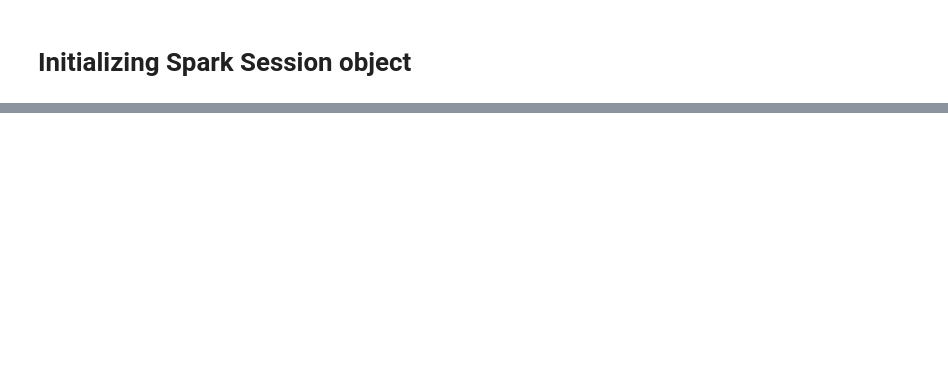
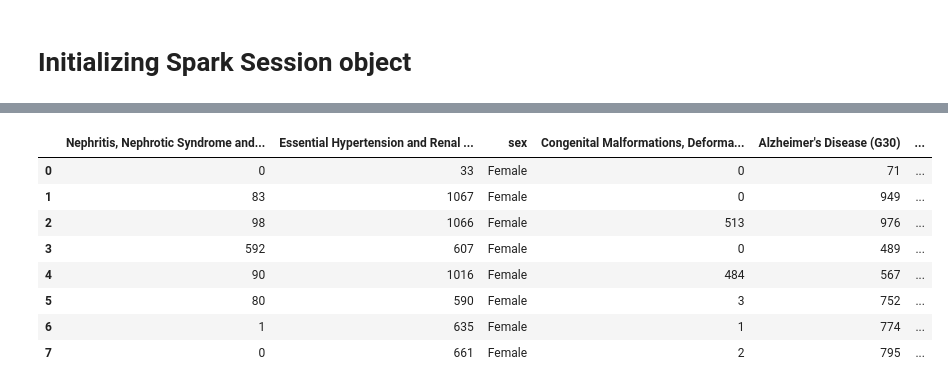
Before and after one commit to kaumil/event_data_analysis_spark_elasticsearch, a Jupyter notebook: spark_conf/spark_notebook.ipynb, the cells around one changed output, grey strips where cells are left out. Saved outputs shown, nothing was run; the diff lists cells and outputs as text; code cells hidden in the pictures; blank space fills up the shorter version.

Commit message:
Transformed pandas code to spark code

```diff
--- a/spark_conf/spark_notebook.ipynb
+++ b/spark_conf/spark_notebook.ipynb
@@ -50,10 +49,10 @@ conf_options = {
     "spark.es.port": "9200"
 }
 # %%
-config = Config(elasticsearch_host="elasticsearch:9200",
+config = Config(elasticsearch_host="elasticsearch",
+            elasticsearch_port="9200",
             elasticsearch_auth_user="elastic",
             elasticsearch_auth_pass="elastic@1234",
             hdfs_datanode_host="hdfs://hadoop-filebeat:8020",
             hdfs_user="nifi")
-spark = config._initialize_spark_session("SparkApplication",config=conf_options)
-es = config._initialize_elasticsearch_client()
+spark = config._initialize_spark_session("SparkApplication")
@@ -398,0 +128,3 @@ for index,index_name,reset_index_condition in zip(indices,index_names,reset_indi
+# %%
+filtered_df = merged_file.dropDuplicates()
+f"Shape of the PySpark dataframe after: {shape(filtered_df)}"
@@ -398,0 +271,10 @@ for index,index_name,reset_index_condition in zip(indices,index_names,reset_indi
+# %%
+#Fetching the leading cause with the highest deaths year on year for both sexes
+
+w = Window.partitionBy(["year","sex"])
+processed_df.withColumn("maxdeaths", \
+                        F.max("deaths").over(w)) \
+                        .where(F.col('deaths')==F.col('maxdeaths')) \
+                        .drop('maxdeaths') \
+                        .sort(F.col("year").asc()) \
+                        .show()
@@ -398,0 +458,22 @@ for index,index_name,reset_index_condition in zip(indices,index_names,reset_indi
+# %%
+leading_cause_female_pivot = processed_df \
+                             .groupBy("year","sex") \
+                             .pivot("leading_cause") \
+                             .sum("deaths") \
+                             .orderBy("year") \
+                             .where(F.col("sex")=="Female") \
+                             .na.fill(0)
+
+leading_cause_male_pivot = processed_df \
+                             .groupBy("year","sex") \
+                             .pivot("leading_cause") \
+                             .sum("deaths") \
+                             .orderBy("year") \
+                             .where(F.col("sex")=="Male") \
+                             .na.fill(0)
+
+leading_cause_female_pivot = format_data_cols(leading_cause_female_pivot)
+leading_cause_male_pivot = format_data_cols(leading_cause_male_pivot)
+
+leading_cause_female_pivot_pct_change = spark_calc_pct_change(leading_cause_female_pivot,"year")
+leading_cause_male_pivot_pct_change = spark_calc_pct_change(leading_cause_male_pivot,"year")
@@ -398,0 +493,14 @@ for index,index_name,reset_index_condition in zip(indices,index_names,reset_indi
+# %%
+max_cols = list(set(row.MAX.replace("_pct_change","") for row in find_max_cols(leading_cause_female_pivot_pct_change).collect()))
+leading_cause_female_pivot_pct_change_data = leading_cause_female_pivot_pct_change.select(list(max_cols))
+leading_cause_female_pivot_pct_change_data.toPandas()
+# %% [output]
+|  | Nephritis, Nephrotic Syndrome and... | Essential Hypertension and Renal ... | sex | Congenital Malformations, Deforma... | Alzheimer's Disease (G30) | ... |
+| 0 | 0 | 33 | Female | 0 | 71 | ... |
+| 1 | 83 | 1067 | Female | 0 | 949 | ... |
+| 2 | 98 | 1066 | Female | 513 | 976 | ... |
+| 3 | 592 | 607 | Female | 0 | 489 | ... |
+| 4 | 90 | 1016 | Female | 484 | 567 | ... |
+| 5 | 80 | 590 | Female | 3 | 752 | ... |
+| 6 | 1 | 635 | Female | 1 | 774 | ... |
+| 7 | 0 | 661 | Female | 2 | 795 | ... |
```
Also changed, not shown: parts of 83 cells of this notebook, 28 other files.
